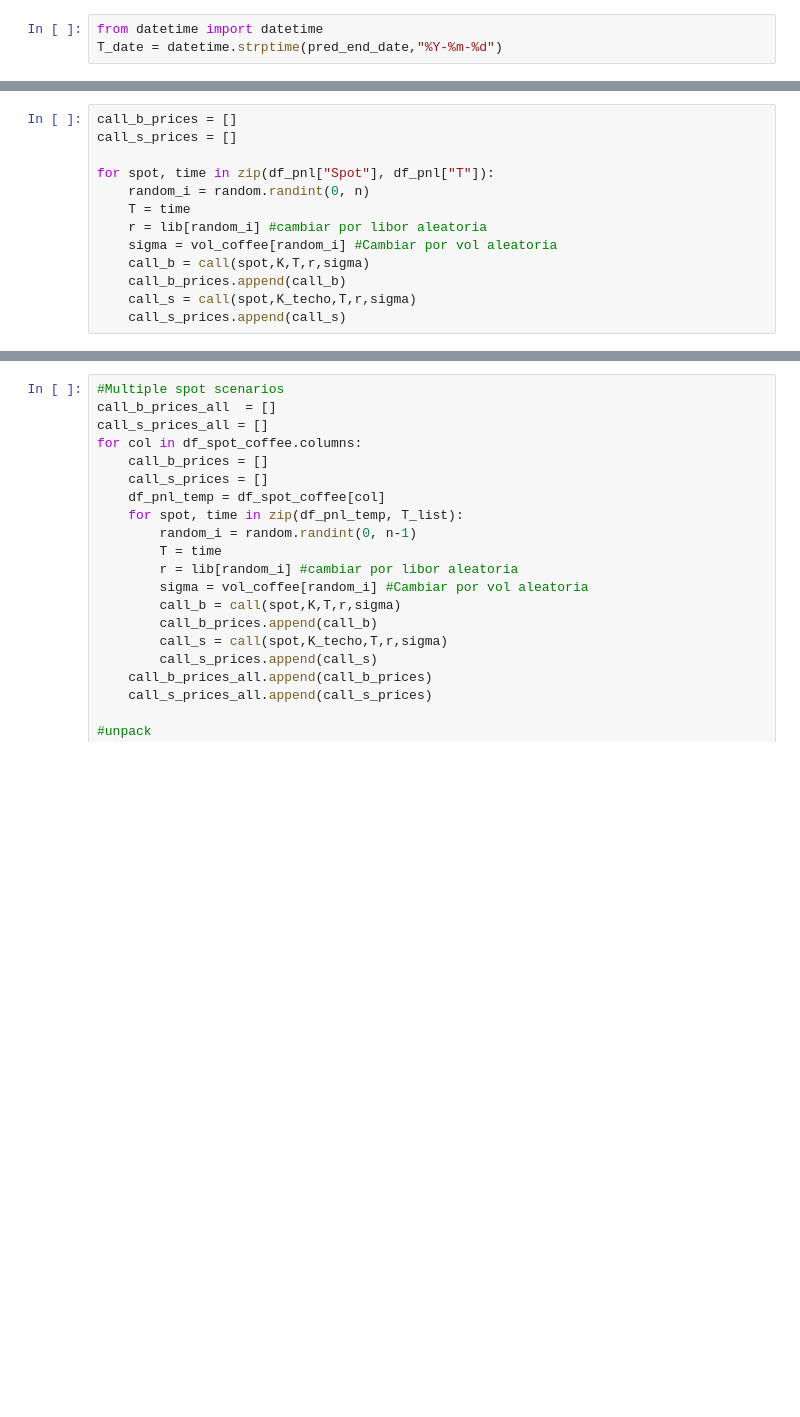
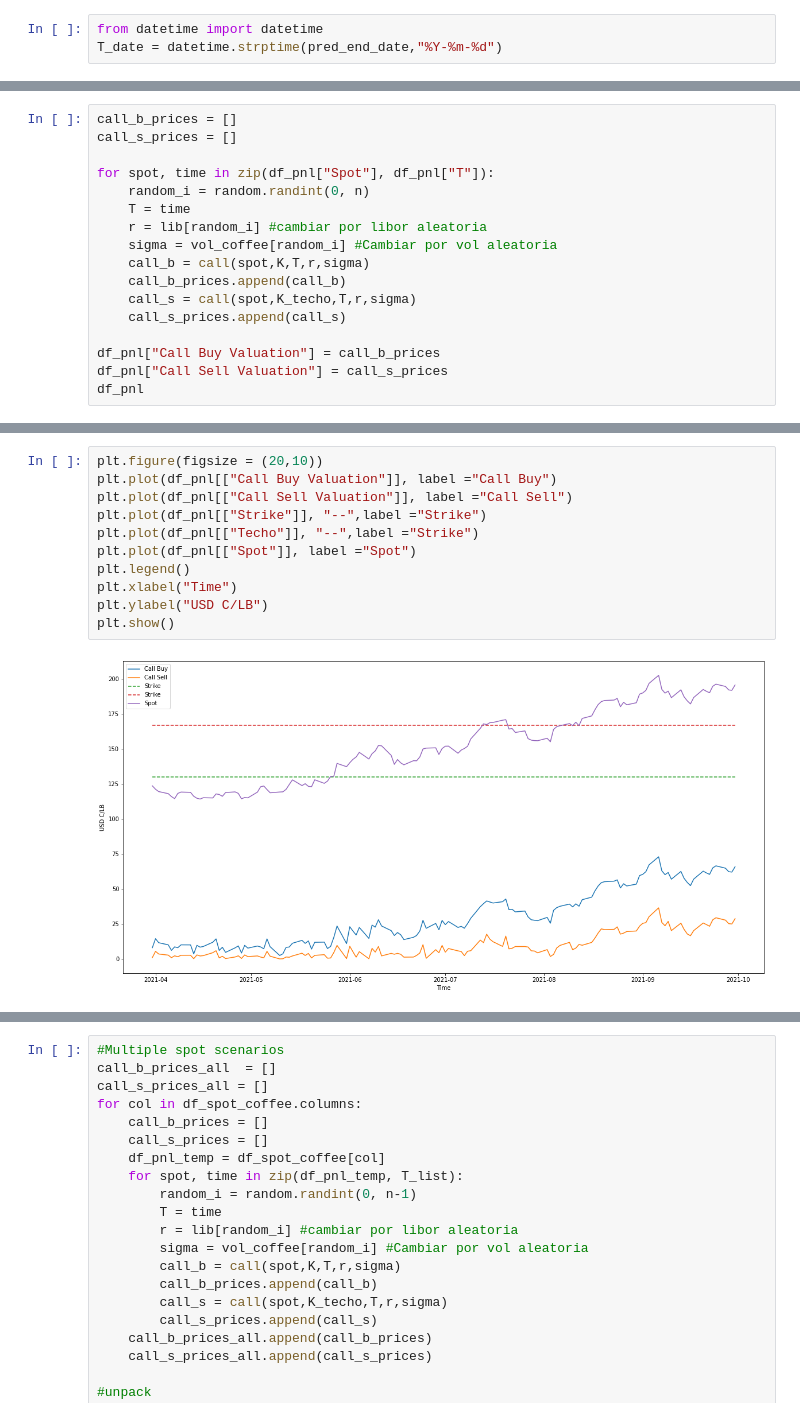
Before and after one commit to danielgvb/risk_sim, a Jupyter notebook: Risk_Sim.ipynb, the cells around one changed output, grey strips where cells are left out. Drawn from its saved outputs; the diff is of its cells as text; blank space fills up the shorter version.

Commit message:
re ordenar
se ve la distribucion del pyg de cada call antes de ver el pyg de sura

```diff
--- a/Risk_Sim.ipynb
+++ b/Risk_Sim.ipynb
@@ -849,3 +707,7 @@ for spot, time in zip(df_pnl["Spot"], df_pnl["T"]):
     call_b_prices.append(call_b)
     call_s = call(spot,K_techo,T,r,sigma)
     call_s_prices.append(call_s)
+
+df_pnl["Call Buy Valuation"] = call_b_prices
+df_pnl["Call Sell Valuation"] = call_s_prices
+df_pnl
@@ -852,3 +739,16 @@ for spot, time in zip(df_pnl["Spot"], df_pnl["T"]):
+# %%
+plt.figure(figsize = (20,10))
+plt.plot(df_pnl[["Call Buy Valuation"]], label ="Call Buy")
+plt.plot(df_pnl[["Call Sell Valuation"]], label ="Call Sell")
+plt.plot(df_pnl[["Strike"]], "--",label ="Strike")
+plt.plot(df_pnl[["Techo"]], "--",label ="Strike")
+plt.plot(df_pnl[["Spot"]], label ="Spot")
+plt.legend()
+plt.xlabel("Time")
+plt.ylabel("USD C/LB")
+plt.show()
+# %% [output]
+[figure, added]
 # %%
 sns.histplot([call_b_prices, call_s_prices], label=["Buy Prices","Sell Prices"],kde = True )
 plt.show()
```
Also changed, not shown: parts of 32 cells of this notebook.
